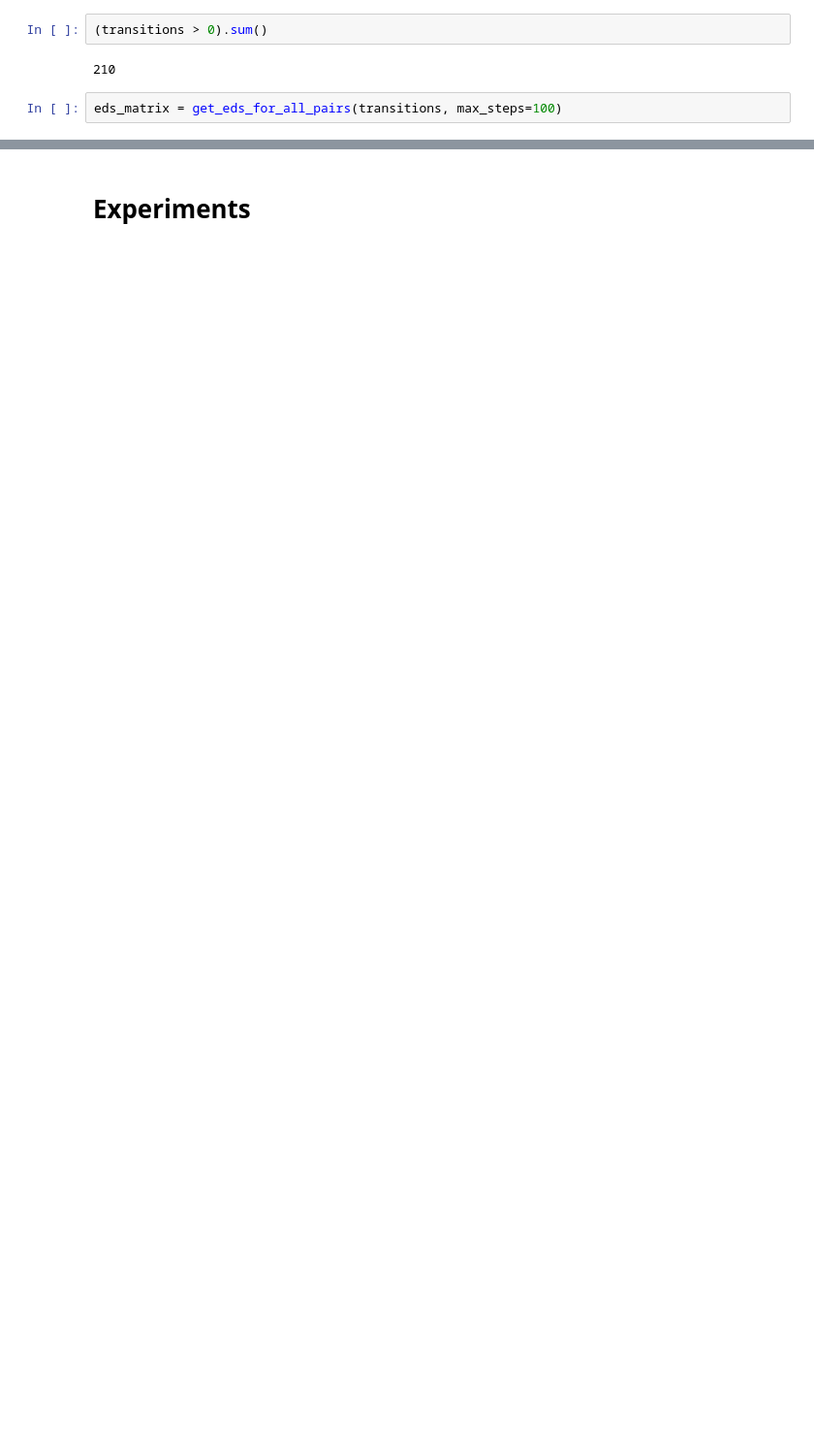
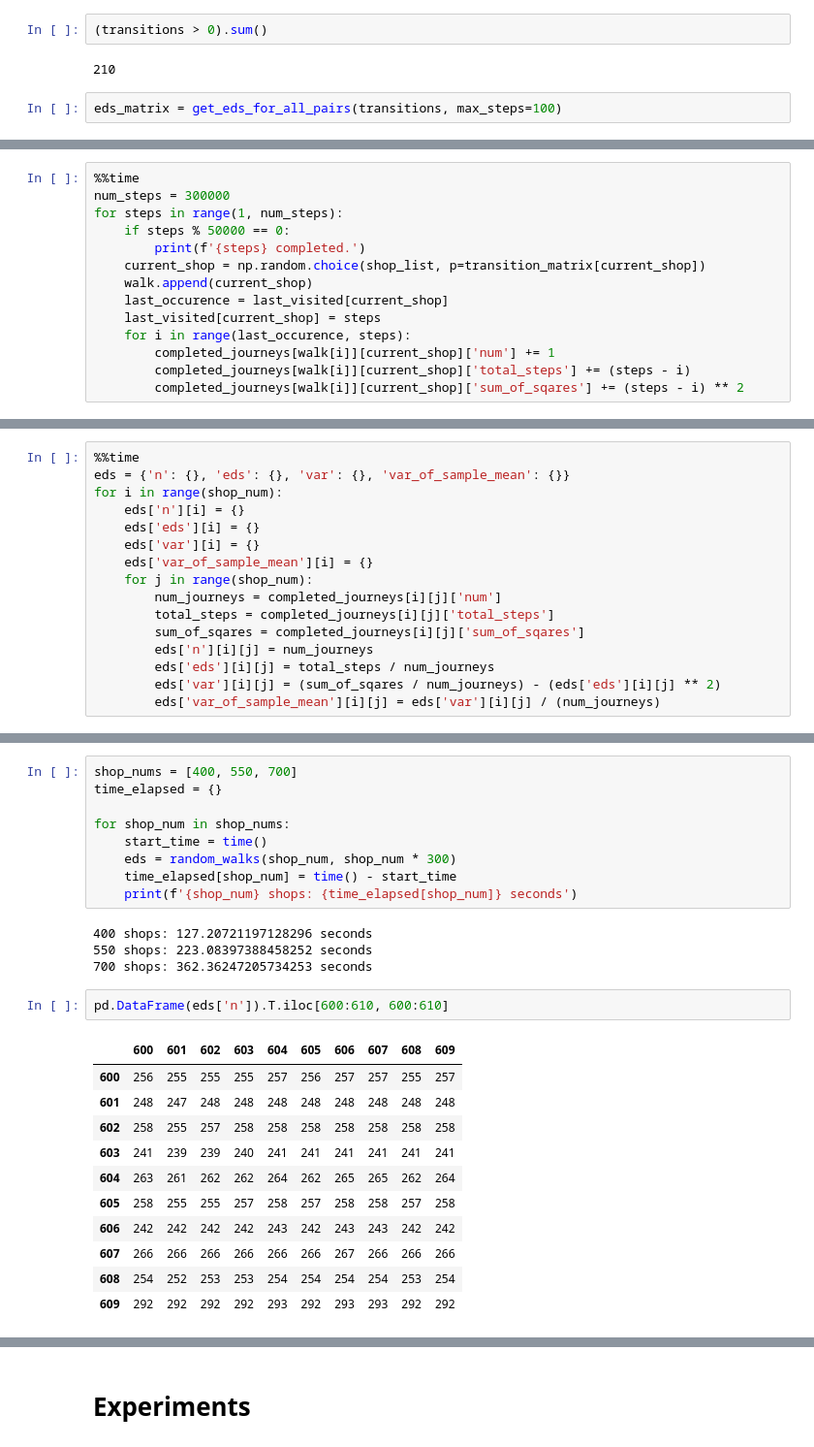
Before and after one commit to jackru/huge-lqg, a Jupyter notebook: blue_eagle/graph_recommender.ipynb, the cells around one changed output, grey strips where cells are left out. Shown at 97% size. Drawn from its saved outputs; the diff is of its cells as text; blank space fills up the shorter version.

```diff
--- a/blue_eagle/graph_recommender.ipynb
+++ b/blue_eagle/graph_recommender.ipynb
@@ -175,0 +224,14 @@ pd.DataFrame(sq_normed).T
+# %%
+%%time
+num_steps = 300000
+for steps in range(1, num_steps):
+    if steps % 50000 == 0:
+        print(f'{steps} completed.')
+    current_shop = np.random.choice(shop_list, p=transition_matrix[current_shop])
+    walk.append(current_shop)
+    last_occurence = last_visited[current_shop]
+    last_visited[current_shop] = steps
+    for i in range(last_occurence, steps):
+        completed_journeys[walk[i]][current_shop]['num'] += 1
+        completed_journeys[walk[i]][current_shop]['total_steps'] += (steps - i)
+        completed_journeys[walk[i]][current_shop]['sum_of_sqares'] += (steps - i) ** 2
@@ -175,0 +256,16 @@ pd.DataFrame(sq_normed).T
+# %%
+%%time
+eds = {'n': {}, 'eds': {}, 'var': {}, 'var_of_sample_mean': {}}
+for i in range(shop_num):
+    eds['n'][i] = {}
+    eds['eds'][i] = {}
+    eds['var'][i] = {}
+    eds['var_of_sample_mean'][i] = {}
+    for j in range(shop_num):
+        num_journeys = completed_journeys[i][j]['num']
+        total_steps = completed_journeys[i][j]['total_steps']
+        sum_of_sqares = completed_journeys[i][j]['sum_of_sqares']
+        eds['n'][i][j] = num_journeys
+        eds['eds'][i][j] = total_steps / num_journeys
+        eds['var'][i][j] = (sum_of_sqares / num_journeys) - (eds['eds'][i][j] ** 2)
+        eds['var_of_sample_mean'][i][j] = eds['var'][i][j] / (num_journeys)
@@ -175,0 +315,27 @@ pd.DataFrame(sq_normed).T
+# %%
+shop_nums = [400, 550, 700]
+time_elapsed = {}
+
+for shop_num in shop_nums:
+    start_time = time()
+    eds = random_walks(shop_num, shop_num * 300)
+    time_elapsed[shop_num] = time() - start_time
+    print(f'{shop_num} shops: {time_elapsed[shop_num]} seconds')
+# %% [output]
+400 shops: 127.20721197128296 seconds
+550 shops: 223.08397388458252 seconds
+700 shops: 362.36247205734253 seconds
+# %%
+pd.DataFrame(eds['n']).T.iloc[600:610, 600:610]
+# %% [output]
+|  | 600 | 601 | 602 | 603 | 604 | 605 | 606 | 607 | 608 | 609 |
+| 600 | 256 | 255 | 255 | 255 | 257 | 256 | 257 | 257 | 255 | 257 |
+| 601 | 248 | 247 | 248 | 248 | 248 | 248 | 248 | 248 | 248 | 248 |
+| 602 | 258 | 255 | 257 | 258 | 258 | 258 | 258 | 258 | 258 | 258 |
+| 603 | 241 | 239 | 239 | 240 | 241 | 241 | 241 | 241 | 241 | 241 |
+| 604 | 263 | 261 | 262 | 262 | 264 | 262 | 265 | 265 | 262 | 264 |
+| 605 | 258 | 255 | 255 | 257 | 258 | 257 | 258 | 258 | 257 | 258 |
+| 606 | 242 | 242 | 242 | 242 | 243 | 242 | 243 | 243 | 242 | 242 |
+| 607 | 266 | 266 | 266 | 266 | 266 | 266 | 267 | 266 | 266 | 266 |
+| 608 | 254 | 252 | 253 | 253 | 254 | 254 | 254 | 254 | 253 | 254 |
+| 609 | 292 | 292 | 292 | 292 | 293 | 292 | 293 | 293 | 292 | 292 |
```
Also changed, not shown: parts of 14 cells of this notebook.
